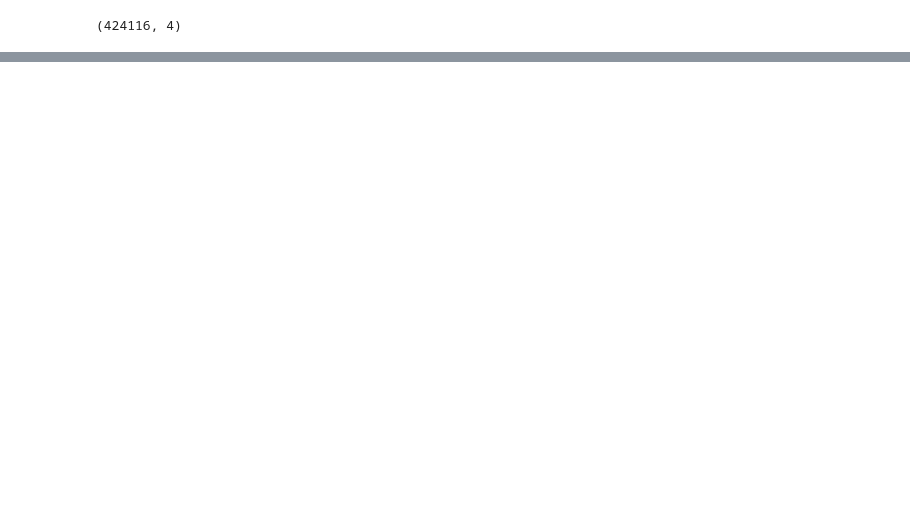
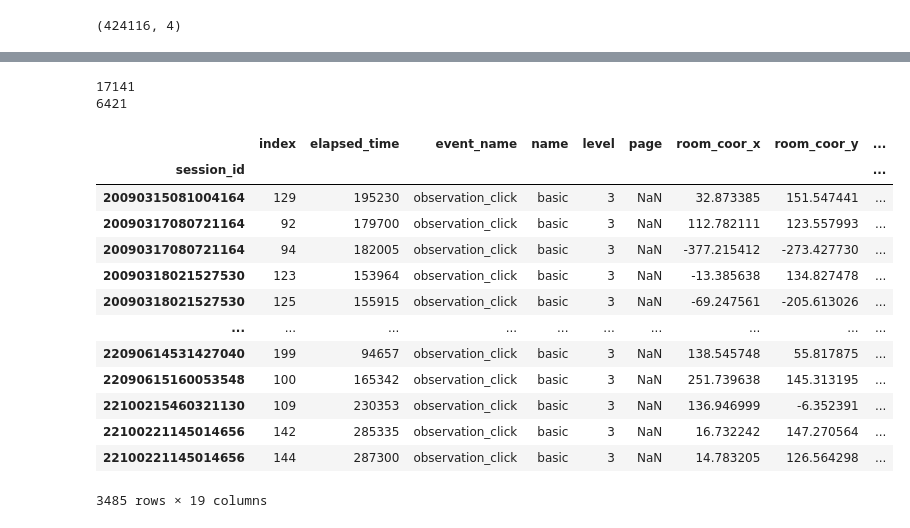
Before and after one commit to xiaosuhu/StudentPeformance_Kaggle, a Jupyter notebook: EDA.ipynb, the cells around one changed output, grey strips where cells are left out. Drawn from its saved outputs; the diff is of its cells as text; code cells hidden in the pictures; blank space fills up the shorter version.

```diff
--- a/EDA.ipynb
+++ b/EDA.ipynb
@@ -102,0 +117,25 @@ print(f'df3 loaded with shape: {df3.shape}')
+# %%
+print(len(targets.loc[(targets['q']==1) & (targets['correct'] ==1), 'session'])) # correct ones
+
+print(len(targets.loc[(targets['q']==1) & (targets['correct'] ==0), 'session'])) # wrong ones
+# %% [output]
+17141
+6421
+# %%
+df1_temp=df1.loc[targets.loc[(targets['q']==1) & (targets['correct'] ==0), 'session'].values]
+df1_temp.loc[df1_temp['text'] == 'Better check back later.']
+# %% [output]
+|  | index | elapsed_time | event_name | name | level | page | room_coor_x | room_coor_y | ... |
+| session_id |  |  |  |  |  |  |  |  | ... |
+| 20090315081004164 | 129 | 195230 | observation_click | basic | 3 | NaN | 32.873385 | 151.547441 | ... |
+| 20090317080721164 | 92 | 179700 | observation_click | basic | 3 | NaN | 112.782111 | 123.557993 | ... |
+| 20090317080721164 | 94 | 182005 | observation_click | basic | 3 | NaN | -377.215412 | -273.427730 | ... |
+| 20090318021527530 | 123 | 153964 | observation_click | basic | 3 | NaN | -13.385638 | 134.827478 | ... |
+| 20090318021527530 | 125 | 155915 | observation_click | basic | 3 | NaN | -69.247561 | -205.613026 | ... |
+| ... | ... | ... | ... | ... | ... | ... | ... | ... | ... |
+| 22090614531427040 | 199 | 94657 | observation_click | basic | 3 | NaN | 138.545748 | 55.817875 | ... |
+| 22090615160053548 | 100 | 165342 | observation_click | basic | 3 | NaN | 251.739638 | 145.313195 | ... |
+| 22100215460321130 | 109 | 230353 | observation_click | basic | 3 | NaN | 136.946999 | -6.352391 | ... |
+| 22100221145014656 | 142 | 285335 | observation_click | basic | 3 | NaN | 16.732242 | 147.270564 | ... |
+| 22100221145014656 | 144 | 287300 | observation_click | basic | 3 | NaN | 14.783205 | 126.564298 | ... |
+3485 rows × 19 columns
```
Also changed, not shown: parts of 12 cells of this notebook, 34 other files.
